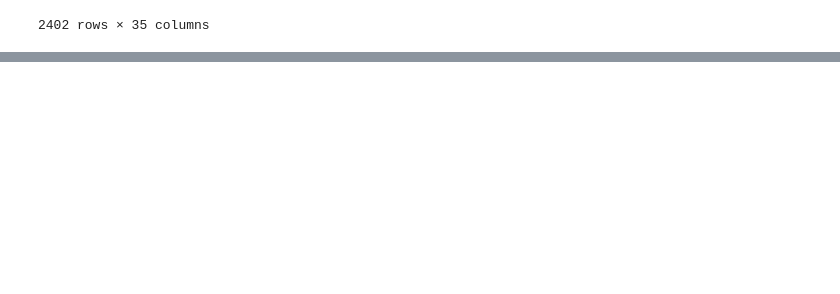
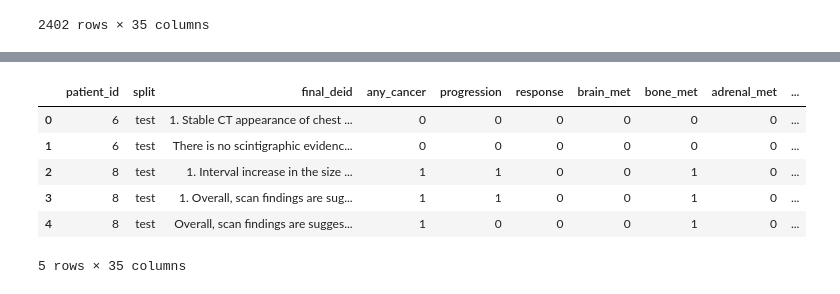
Before and after one commit to syedarsalannaqvi/llm_radimpressions, a Jupyter notebook: codes/code_fewshot.ipynb, the cells around one changed output, grey strips where cells are left out. Saved outputs shown, nothing was run; the diff lists cells and outputs as text; code cells hidden in the pictures; blank space fills up the shorter version.

```diff
--- a/codes/code_fewshot.ipynb
+++ b/codes/code_fewshot.ipynb
@@ -367,0 +503,2 @@ classified_df.to_csv(path_results + "classified_df_test.csv")
+# %%
+df_cot, predictions_cot = classify_impressions(df_test,'final_deid', conditions, prompt_text_cot, 1000)
@@ -367,0 +525,13 @@ classified_df.to_csv(path_results + "classified_df_test.csv")
+# %%
+for true_col, pred_col in zip(true_label_cols, predicted_label_cols):
+    df_cot['results_' + true_col] = np.where(df_cot[true_col] == df_cot[pred_col], "Correct", "Incorrect")
+# %%
+df_cot.head()
+# %% [output]
+|  | patient_id | split | final_deid | any_cancer | progression | response | brain_met | bone_met | adrenal_met | ... |
+| 0 | 6 | test | 1. Stable CT appearance of chest ... | 0 | 0 | 0 | 0 | 0 | 0 | ... |
+| 1 | 6 | test | There is no scintigraphic evidenc... | 0 | 0 | 0 | 0 | 0 | 0 | ... |
+| 2 | 8 | test | 1. Interval increase in the size ... | 1 | 1 | 0 | 0 | 1 | 0 | ... |
+| 3 | 8 | test | 1. Overall, scan findings are sug... | 1 | 1 | 0 | 0 | 1 | 0 | ... |
+| 4 | 8 | test | Overall, scan findings are sugges... | 1 | 0 | 0 | 0 | 1 | 0 | ... |
+5 rows × 35 columns
```
Also changed, not shown: parts of 8 cells of this notebook.
